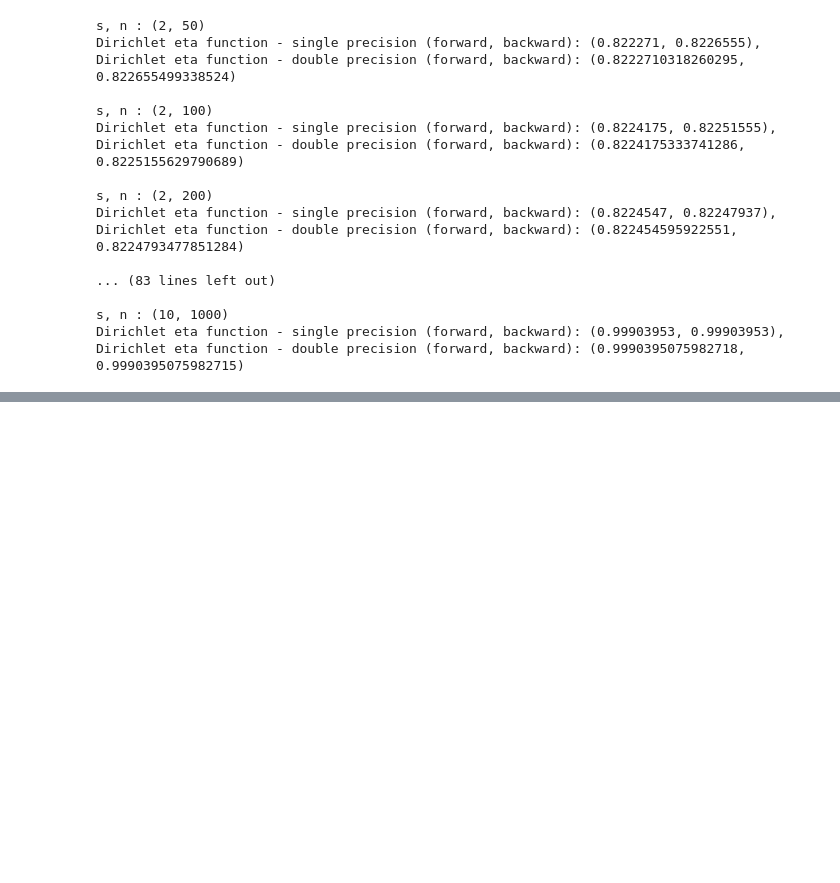
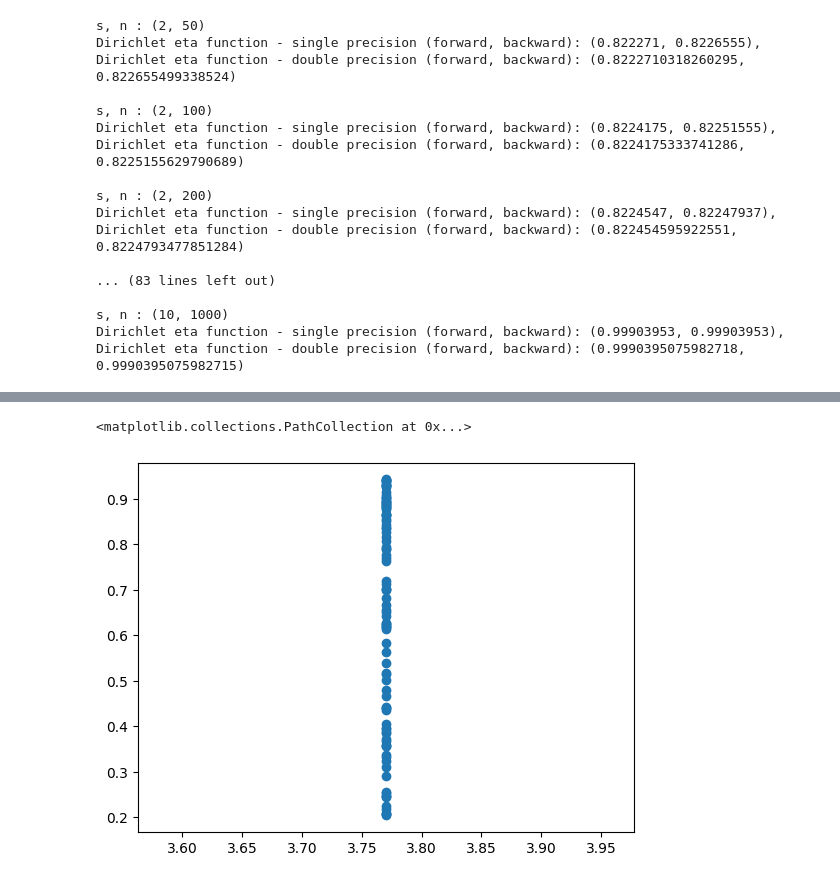
Before and after one commit to mateuszlampert/Computational-Methods, a Jupyter notebook: lab1/task1.ipynb, the cells around one changed output, grey strips where cells are left out. Saved outputs shown, nothing was run; the diff lists cells and outputs as text; code cells hidden in the pictures; blank space fills up the shorter version.

```diff
--- a/lab1/task1.ipynb
+++ b/lab1/task1.ipynb
@@ -302,0 +348,32 @@ Dirichlet eta function - double precision (forward, backward): (0.99903950759827
+# %%
+def logistic_mapping_single_precision(r, x0, e = 10**-5, max_steps = 10**2):
+    xs = []
+    k = np.float32(r)
+    x = np.float32(x0)
+    y = np.float32(k * x * (1 - x))
+    z = k * y * (1 - y)
+
+    while max_steps > 0:
+        xs.append(y)
+        x = y
+        y = z
+        z = k * y * (1 - y)
+
+        max_steps -= 1
+
+    return xs
+# %%
+r = 3.77
+x0 = 0.6
+
+xs_single = logistic_mapping_single_precision(r, x0)
+xs_double = logistic_mapping_double_precision(r, x0)
+
+plt.scatter([r] * len(xs_single), xs_single)
+
+plt.clf()
+
+plt.scatter([r] * len(xs_double), xs_double)
+# %% [output]
+<matplotlib.collections.PathCollection at 0x...>
+[figure, added]
```
Also changed, not shown: parts of 9 cells of this notebook.
